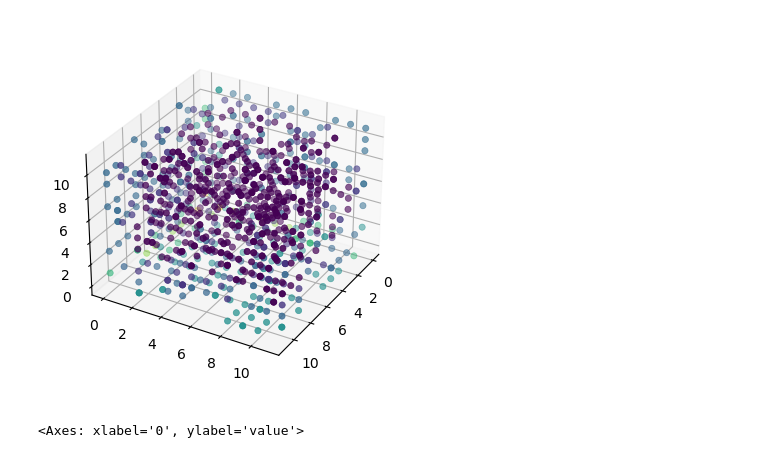
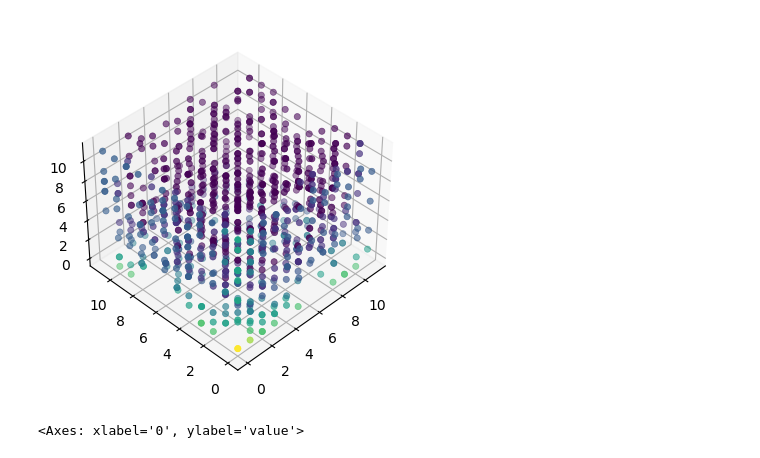
Before and after one commit to paplessix/MLICA-for-elec, a Jupyter notebook: utils/data_viz.ipynb, the cells around one changed output. Drawn from its saved outputs; the diff is of its cells as text; code cells hidden in the pictures.

```diff
--- a/utils/data_viz.ipynb
+++ b/utils/data_viz.ipynb
@@ -36,12 +36,12 @@ dtype: object
 # %%
 fig = plt.figure()
 ax = fig.add_subplot(projection='3d')
 ax.scatter(df["0"], df["1"],df["2"], c = df["value"], cmap='viridis', linewidth=0.5)
 # Set zoom and angle view
-ax.view_init(30, 30, 0)
+ax.view_init(40, -135, 0)
 ax.set_box_aspect(None, zoom=0.9)
 # %% [output]
-[figure, old version]
+[figure, new version]
 # %%
 df.plot(kind='scatter',x='0',y='value', c='2')
 # %% [output]
```
Also changed, not shown: parts of 1 cell of this notebook, 6 other files.
